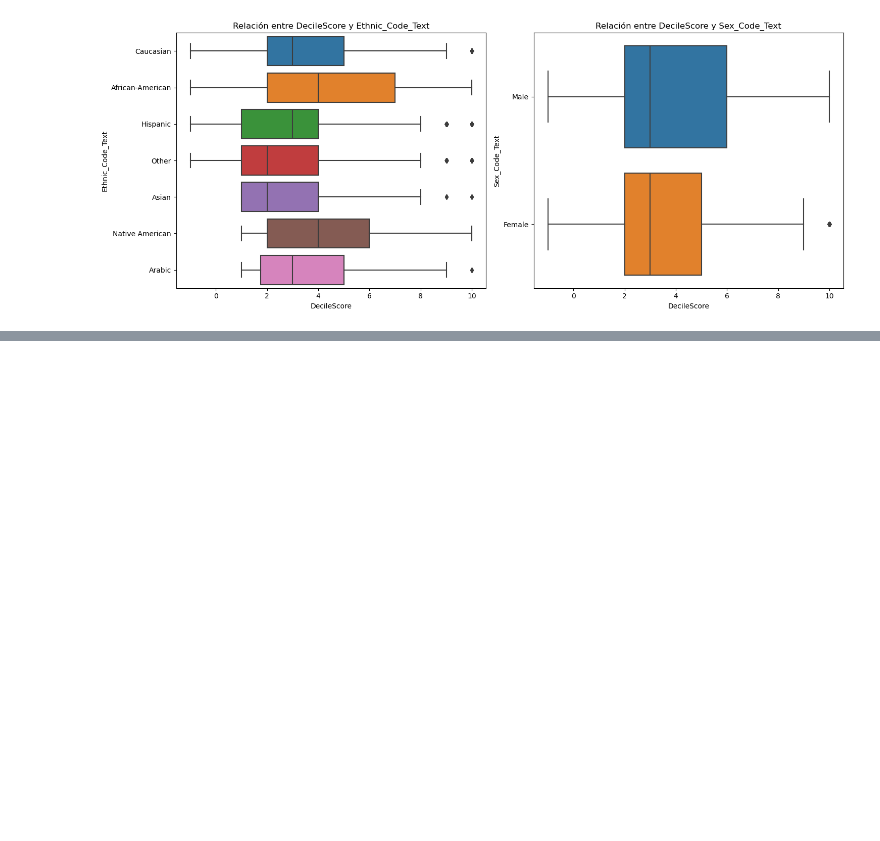
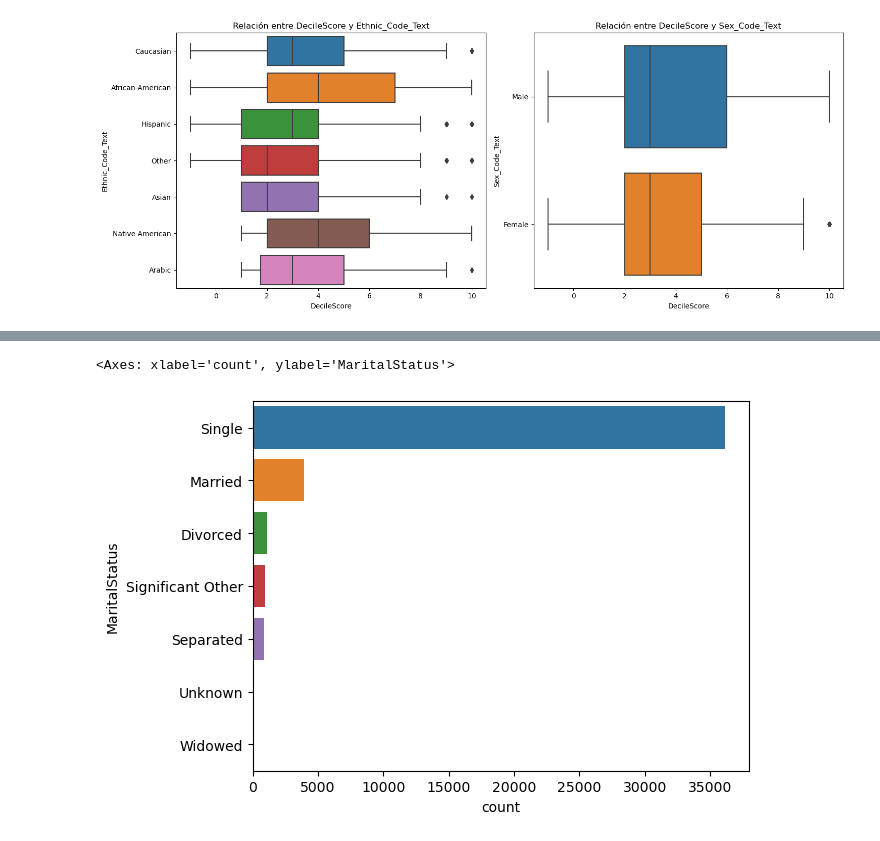
Before and after one commit to MangelFdz/nuclio_g3_bias, a Jupyter notebook: users/sandra/Primera_exploración_raw.ipynb, the cells around one changed output, grey strips where cells are left out. Cells and saved outputs as stored; diff of their text form; code cells hidden in the pictures; blank space fills up the shorter version.

Commit message:
Marital gráfica

```diff
--- a/users/sandra/Primera_exploración_raw.ipynb
+++ b/users/sandra/Primera_exploración_raw.ipynb
@@ -196,10 +196,10 @@ df_valid_dates['Ethnic_Code_Text'] = df_valid_dates['Ethnic_Code_Text'].replace(
 df_valid_dates['MiddleName'].fillna('', inplace=True)
 # %%
 # Eliminar columnas que no son relevantes para el análisis del sesgo
-columns_to_drop = ['Person_ID', 'AssessmentID', 'Case_ID', 'LastName', 'FirstName', 'MiddleName', 'ScaleSet_ID',
-                   'ScaleSet', 'AssessmentReason', 'Language', 'LegalStatus', 'CustodyStatus', 'MaritalStatus',
-                   'Screening_Date', 'DisplayText', 'AssessmentType', 'IsCompleted', 'IsDeleted']
-df_cleaned = df_valid_dates.drop(columns=columns_to_drop)
+# columns_to_drop = ['Person_ID', 'AssessmentID', 'Case_ID', 'LastName', 'FirstName', 'MiddleName', 'ScaleSet_ID',
+                   #'ScaleSet', 'AssessmentReason', 'Language', 'LegalStatus', 'CustodyStatus', 'MaritalStatus',
+                   #'Screening_Date', 'DisplayText', 'AssessmentType', 'IsCompleted', 'IsDeleted']
+df_cleaned = df_valid_dates
 # %%
 # Análisis Univariado
 fig, axes = plt.subplots(2, 2, figsize=(15, 12))
@@ -241,0 +262,6 @@ plt.show()
+# %%
+# Distribución de Marital_Status
+sns.countplot(y=df_cleaned['MaritalStatus'], order=df_cleaned['MaritalStatus'].value_counts().index)
+# %% [output]
+<Axes: xlabel='count', ylabel='MaritalStatus'>
+[figure, added]
```
Also changed, not shown: parts of 2 cells of this notebook.
